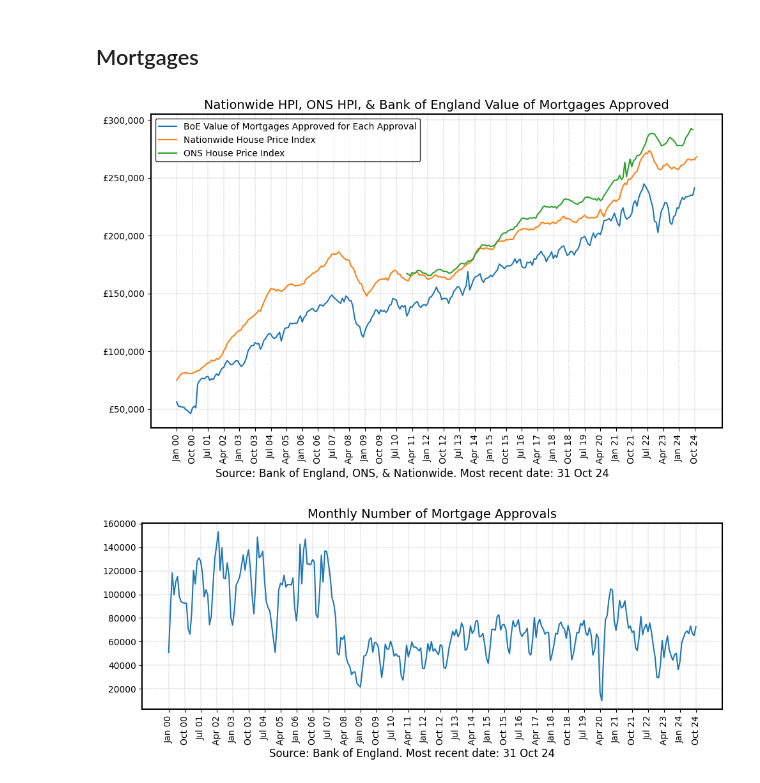
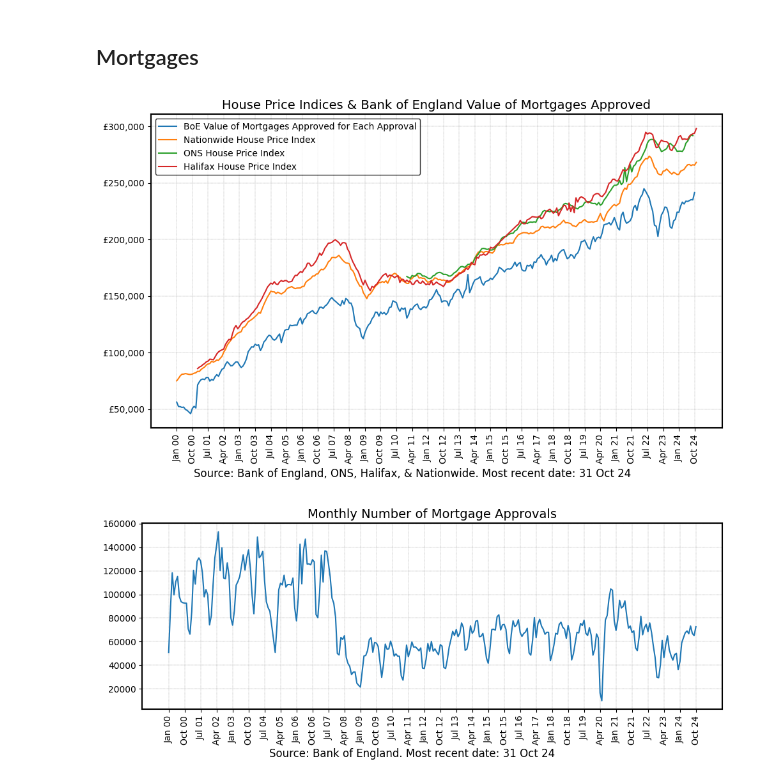
Before and after one commit to rpreen/econ, a Jupyter notebook: econ.ipynb, the cells around one changed output. Drawn from its saved outputs; the diff is of its cells as text; code cells hidden in the pictures.

Commit message:
add halifax hpi

```diff
--- a/econ.ipynb
+++ b/econ.ipynb
@@ -133,0 +136,17 @@ print(last_date)
+# %%
+def get_halifax_data() -> pd.DataFrame:
+    """Return DataFrame with Halifax house prices."""
+    filename = "halifax_hpi.csv"
+    return pd.read_csv(filename)
+
+
+df_hal = get_halifax_data()
+df_hal.columns = ["Date", "Halifax_Price"]
+df_hal["Date"] = pd.to_datetime(df_hal["Date"], format="%b %y")
+df_hal = df_hal.sort_values(by="Date")
+df_hal["Month_Year"] = df_hal["Date"].dt.strftime("%b %y")
+df_hal = df_hal[df_hal["Date"] >= "2000-01-01"]
+last_date = df_hal["Date"].max().strftime("%d %b %y")
+print(last_date)
+
+df_hal
@@ -187,36 +221,40 @@ ax.plot(
 )
 
 ax.plot(df_nw["Month_Year"], df_nw["NW_Price"], label="Nationwide House Price Index")
 
 ax.plot(
     df_ons_hpi["Month_Year"], df_ons_hpi["ONS_Price"], label="ONS House Price Index"
 )
 
+ax.plot(
+    df_hal["Month_Year"], df_hal["Halifax_Price"], label="Halifax House Price Index"
+)
+
 ax.set_title(
-    "Nationwide HPI, ONS HPI, & Bank of England Value of Mortgages Approved",
+    "House Price Indices & Bank of England Value of Mortgages Approved",
     fontsize=14,
 )
 formatter = FuncFormatter(lambda x, pos: f"£{x:,.0f}")
 plt.gca().yaxis.set_major_formatter(formatter)
 ax.grid(True, color="grey", linestyle="--", linewidth=0.25)
 xticks = df_mort["Month_Year"][::9]  # every nth date
 plt.xticks(xticks, rotation=90)
 for spine in ax.spines.values():
     spine.set_edgecolor("black")
     spine.set_linewidth(1.5)
 fig.text(
     0.5,
     -0.01,
-    f"Source: Bank of England, ONS, & Nationwide. Most recent date: {last_date}",
+    f"Source: Bank of England, ONS, Halifax, & Nationwide. Most recent date: {last_date}",
     ha="center",
     fontsize=12,
     color="black",
 )
 plt.legend(facecolor="white", edgecolor="black", fontsize=10)
 plt.tight_layout()
 plt.savefig("mortgages_value.png", dpi=300, bbox_inches="tight")
 # %% [output]
-[figure, old version]
+[figure, new version]
 # %%
 fig, ax = plt.subplots(figsize=(10, 4))
 ax.set_facecolor("white")
```
Also changed, not shown: parts of 4 cells of this notebook, 2 other files.
